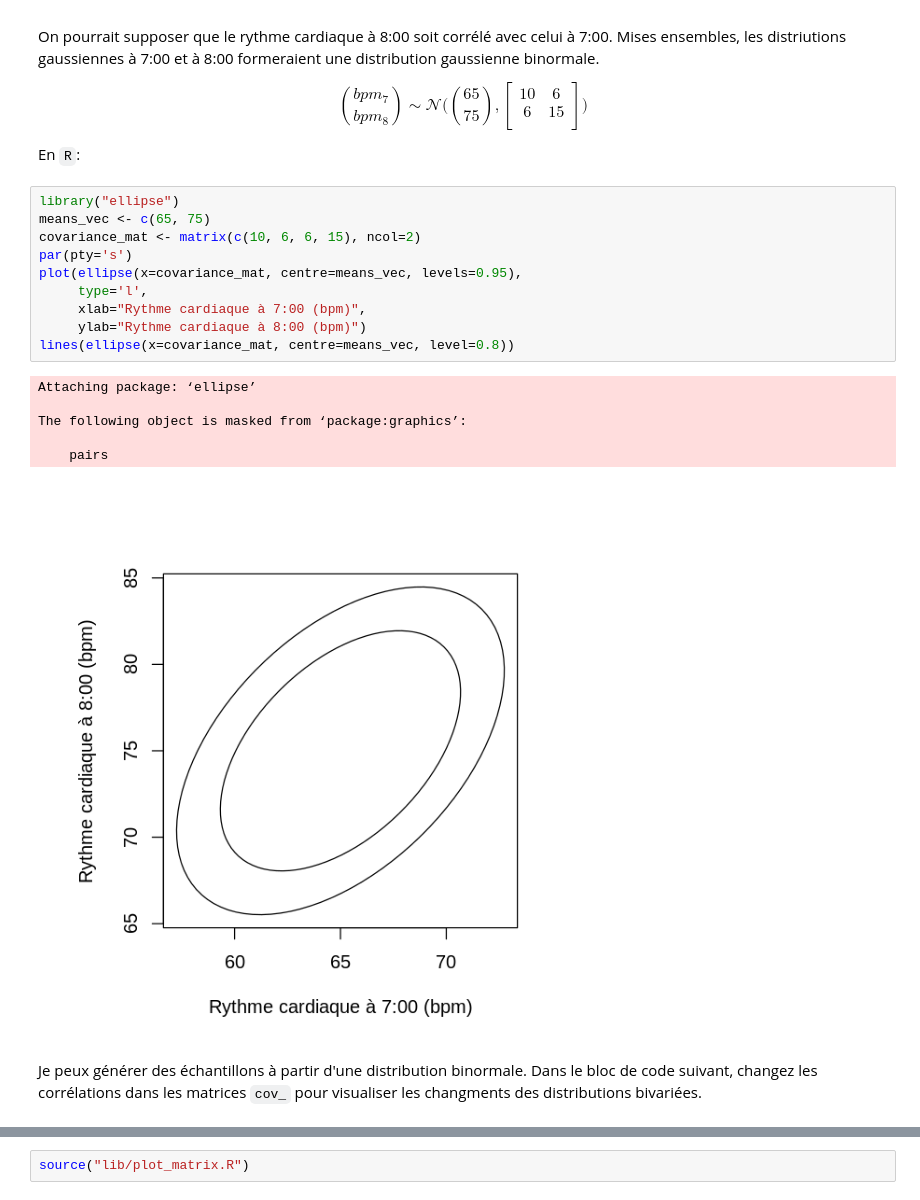
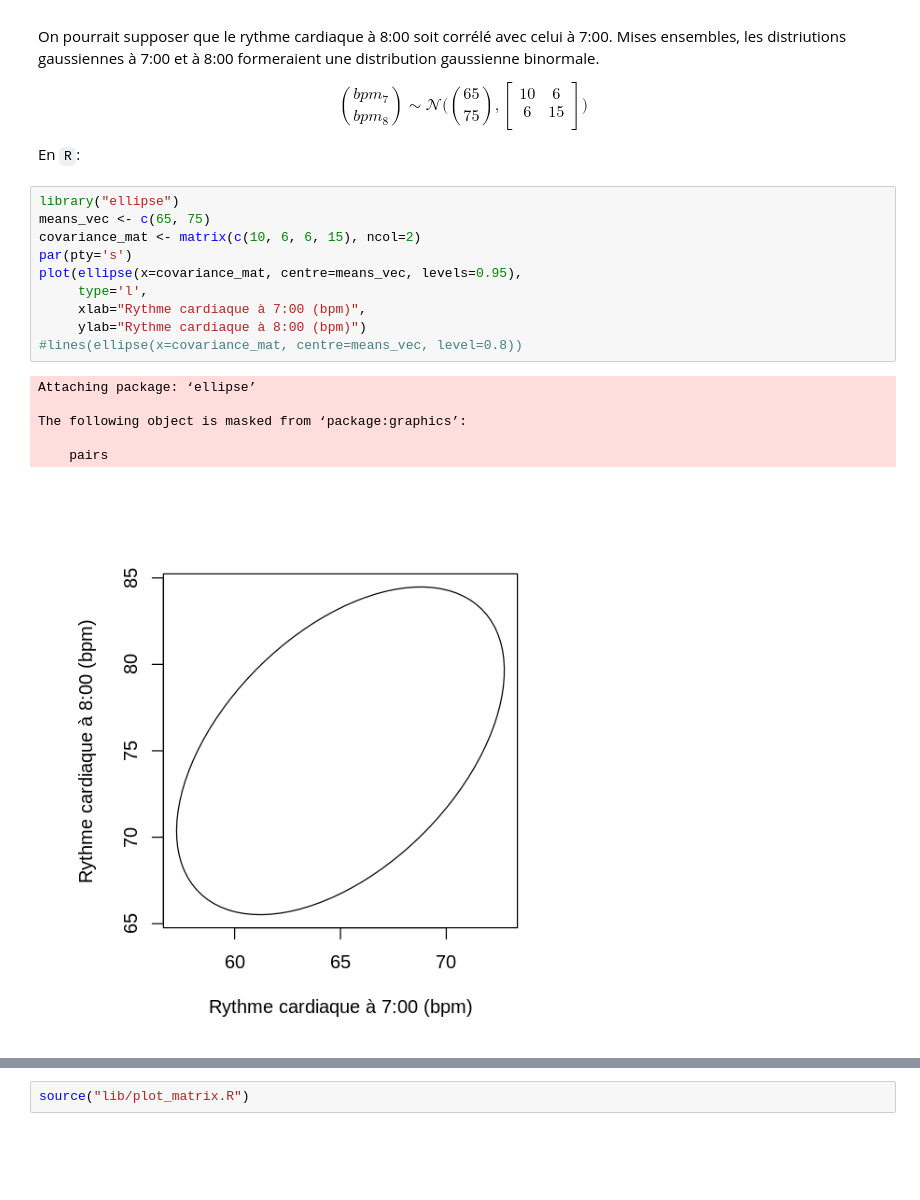
Before and after one commit to essicolo/ecologie-mathematique-R, a Jupyter notebook: 11_apprentissage-automatique/11_apprentissage_automatique.ipynb, the cells around one changed output, grey strips where cells are left out. Drawn from its saved outputs; the diff is of its cells as text; blank space fills up the shorter version.

```diff
--- a/11_apprentissage-automatique/11_apprentissage_automatique.ipynb
+++ b/11_apprentissage-automatique/11_apprentissage_automatique.ipynb
@@ -212,19 +212,17 @@ En `R`:
 # %%
 library("ellipse")
 means_vec <- c(65, 75)
 covariance_mat <- matrix(c(10, 6, 6, 15), ncol=2)
 par(pty='s')
 plot(ellipse(x=covariance_mat, centre=means_vec, levels=0.95),
      type='l',
      xlab="Rythme cardiaque à 7:00 (bpm)",
      ylab="Rythme cardiaque à 8:00 (bpm)")
-lines(ellipse(x=covariance_mat, centre=means_vec, level=0.8))
+#lines(ellipse(x=covariance_mat, centre=means_vec, level=0.8))
 # %% [output]
 Attaching package: ‘ellipse’
 
 The following object is masked from ‘package:graphics’:
 
     pairs
-[figure, old version]
+[figure, new version]
-# %% [markdown]
-Je peux générer des échantillons à partir d'une distribution binormale. Dans le bloc de code suivant, changez les corrélations dans les matrices `cov_` pour visualiser les changments des distributions bivariées.
```
Also changed, not shown: parts of 14 cells of this notebook.
